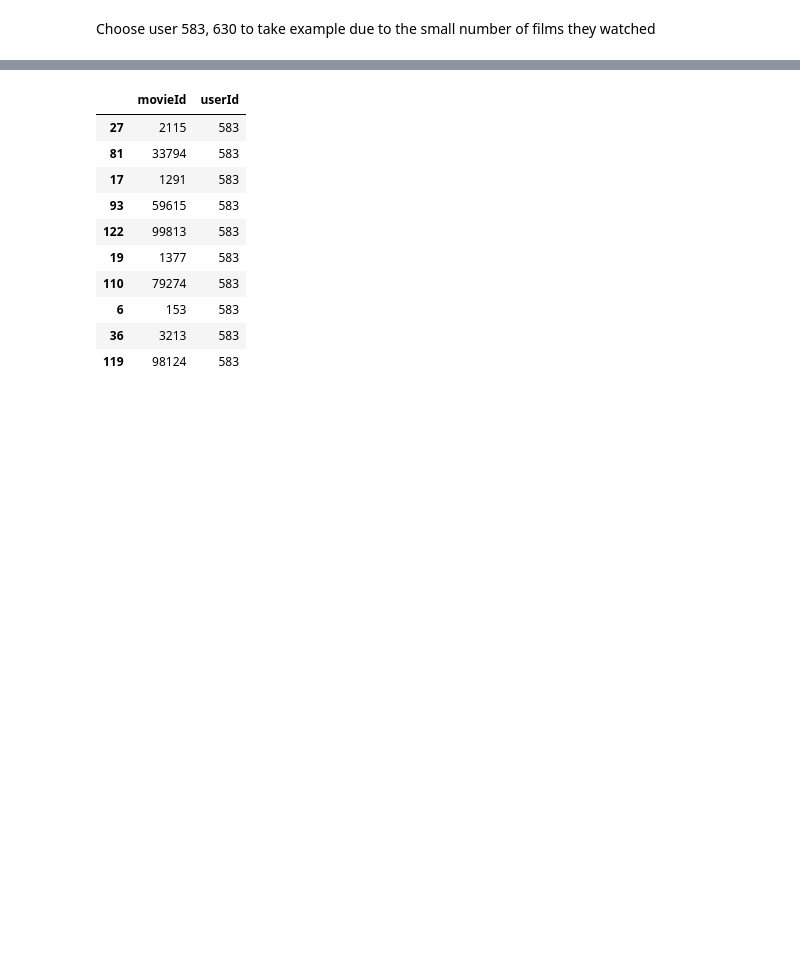
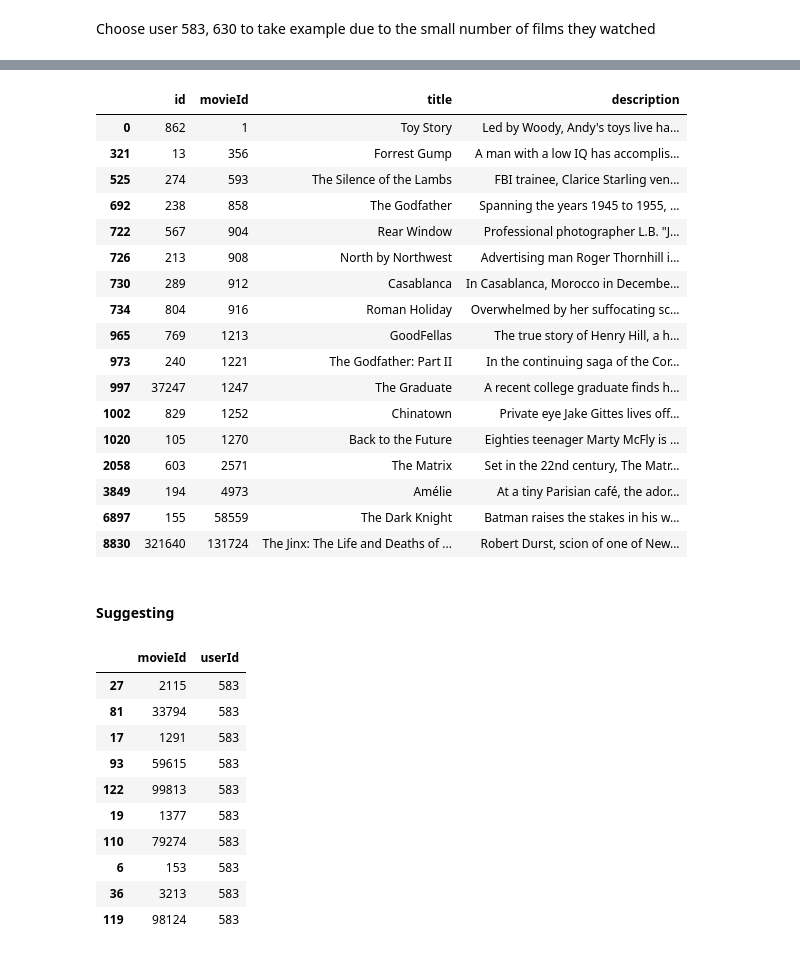
Before and after one commit to elodiezay02/movie-recommendation-system, a Jupyter notebook: src/notebooks/example-user-all-text.ipynb, the cells around one changed output, grey strips where cells are left out. Saved outputs shown, nothing was run; the diff lists cells and outputs as text; code cells hidden in the pictures; blank space fills up the shorter version.

```diff
--- a/src/notebooks/example-user-all-text.ipynb
+++ b/src/notebooks/example-user-all-text.ipynb
@@ -367,3 +427,26 @@ Choose user 583, 630 to take example due to the small number of films they watch
+# %%
+smd[smd.movieId.isin(train_df[train_df['userId'] == 630].movieId)]
+# %% [output]
+|  | id | movieId | title | description |
+| 0 | 862 | 1 | Toy Story | Led by Woody, Andy's toys live ha... |
+| 321 | 13 | 356 | Forrest Gump | A man with a low IQ has accomplis... |
+| 525 | 274 | 593 | The Silence of the Lambs | FBI trainee, Clarice Starling ven... |
+| 692 | 238 | 858 | The Godfather | Spanning the years 1945 to 1955, ... |
+| 722 | 567 | 904 | Rear Window | Professional photographer L.B. "J... |
+| 726 | 213 | 908 | North by Northwest | Advertising man Roger Thornhill i... |
+| 730 | 289 | 912 | Casablanca | In Casablanca, Morocco in Decembe... |
+| 734 | 804 | 916 | Roman Holiday | Overwhelmed by her suffocating sc... |
+| 965 | 769 | 1213 | GoodFellas | The true story of Henry Hill, a h... |
+| 973 | 240 | 1221 | The Godfather: Part II | In the continuing saga of the Cor... |
+| 997 | 37247 | 1247 | The Graduate | A recent college graduate finds h... |
+| 1002 | 829 | 1252 | Chinatown | Private eye Jake Gittes lives off... |
+| 1020 | 105 | 1270 | Back to the Future | Eighties teenager Marty McFly is ... |
+| 2058 | 603 | 2571 | The Matrix | Set in the 22nd century, The Matr... |
+| 3849 | 194 | 4973 | Amélie | At a tiny Parisian café, the ador... |
+| 6897 | 155 | 58559 | The Dark Knight | Batman raises the stakes in his w... |
+| 8830 | 321640 | 131724 | The Jinx: The Life and Deaths of ... | Robert Durst, scion of one of New... |
+# %% [markdown]
+#### Suggesting
 # %%
 get_recommendations(583, cosine_sim)
 # %% [output]
```
Also changed, not shown: parts of 4 cells of this notebook.
